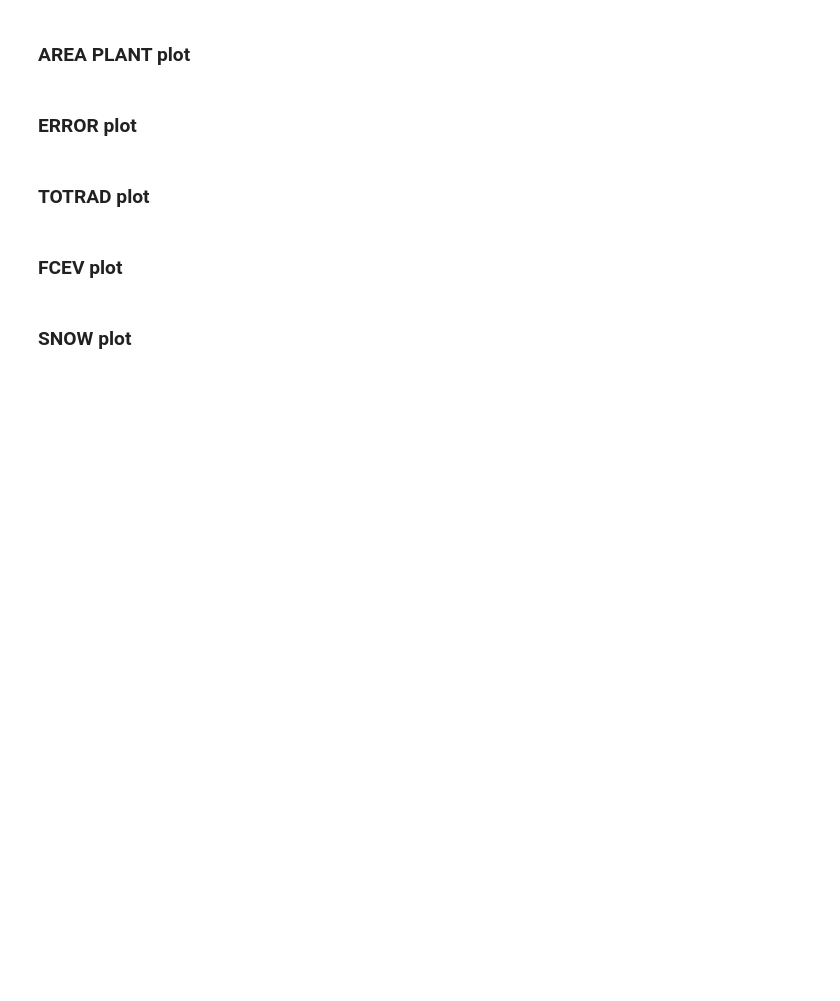
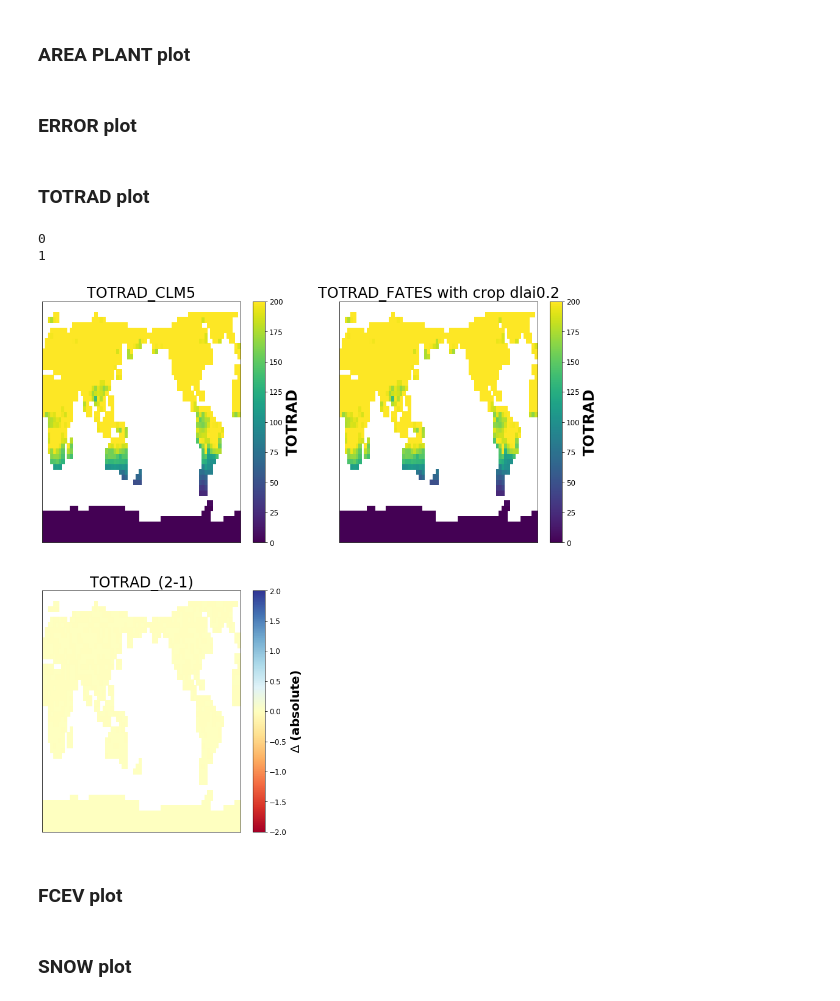
Before and after one commit to rosiealice/fates_sp_ensembles, a Jupyter notebook: SP_wue_rad.ipynb, the cells around one changed output. Cells and saved outputs as stored; diff of their text form; code cells hidden in the pictures; blank space fills up the shorter version.

```diff
--- a/SP_wue_rad.ipynb
+++ b/SP_wue_rad.ipynb
@@ -401 +492,20 @@ for p in pfts:
+# %%
+if(allfates==1):
+    fig = plt.figure()
+    pfts = range(1,13)
+    l1=ds1.PFTgpp #-ds1.PFTleafbiomass
+    l0=ds0.PFTgpp #-ds0.PFTleafbiomass
+    #print(l1)
+    for p in pfts:
+        ax = fig.add_subplot(4, 4, p)
+        pft0=l0.isel(fates_levpft=p-1)
+        pft0_lat=np.mean(pft0,0)
+        #print(pft0_lat)
+        pft0_lat_lon=np.mean(pft0_lat,1)
+        pft0_lat_lon.plot()
+
+        pft1=l1.isel(fates_levpft=p-1)
+        pft1_lat=np.mean(pft1,0)
+        pft1_lat_lon=np.mean(pft1_lat,1)
+        pft1_lat_lon.plot()
 # %%
@@ -454,16 +573,16 @@ for p in pfts:
 # %%
-fig = plt.figure()
-c0=np.mean(ds1.PFTcrownarea,0)
-c1=np.multiply(np.mean(ds1.PFTcrownarea,0),1)
-pfts = range(1,13)
-for p in pfts:
-   ax = fig.add_subplot(4, 4, p)
-   pft0=c0.isel(fates_levpft=p-1)
-   pft1=c1.isel(fates_levpft=p-1)
-   diff=(pft1-pft0)
-   diff.plot()
-   ax.get_xaxis().set_visible(False)
-   ax.get_yaxis().set_visible(False)
+#fig = plt.figure()
+#c0=np.mean(ds1.PFTcrownarea,0)
+#c1=np.multiply(np.mean(ds1.PFTcrownarea,0),1)
+#pfts = range(1,13)
+#for p in pfts:
+#   ax = fig.add_subplot(4, 4, p)
+#   pft0=c0.isel(fates_levpft=p-1)
+#   pft1=c1.isel(fates_levpft=p-1)
+#   diff=(pft1-pft0)
+#   diff.plot()
+#   ax.get_xaxis().set_visible(False)
+#   ax.get_yaxis().set_visible(False)
 # %% [markdown]
 #### Plotting function
 # %%
@@ -528,7 +649,11 @@ plot_fn(dAREAPLANT,figh,figw,nc,nr,runlabel,0.1,1,'AREA_PLANT','AREA_PLANT: m$^2
 # %% [markdown]
 ### TOTRAD plot
 # %%
-plot_fn(dTOTRAD,figh,figw,nc,nr,runlabel,0.1,200,'TOTRAD','TOTRAD',1)
+plot_fn(dTOTRAD,figh,figw,nc,nr,runlabel,2,200,'TOTRAD','TOTRAD',1)
+# %% [output]
+0
+1
+[figure, added]
 # %% [markdown]
 ### FCEV plot
 # %%
```
Also changed, not shown: parts of 39 cells of this notebook.
